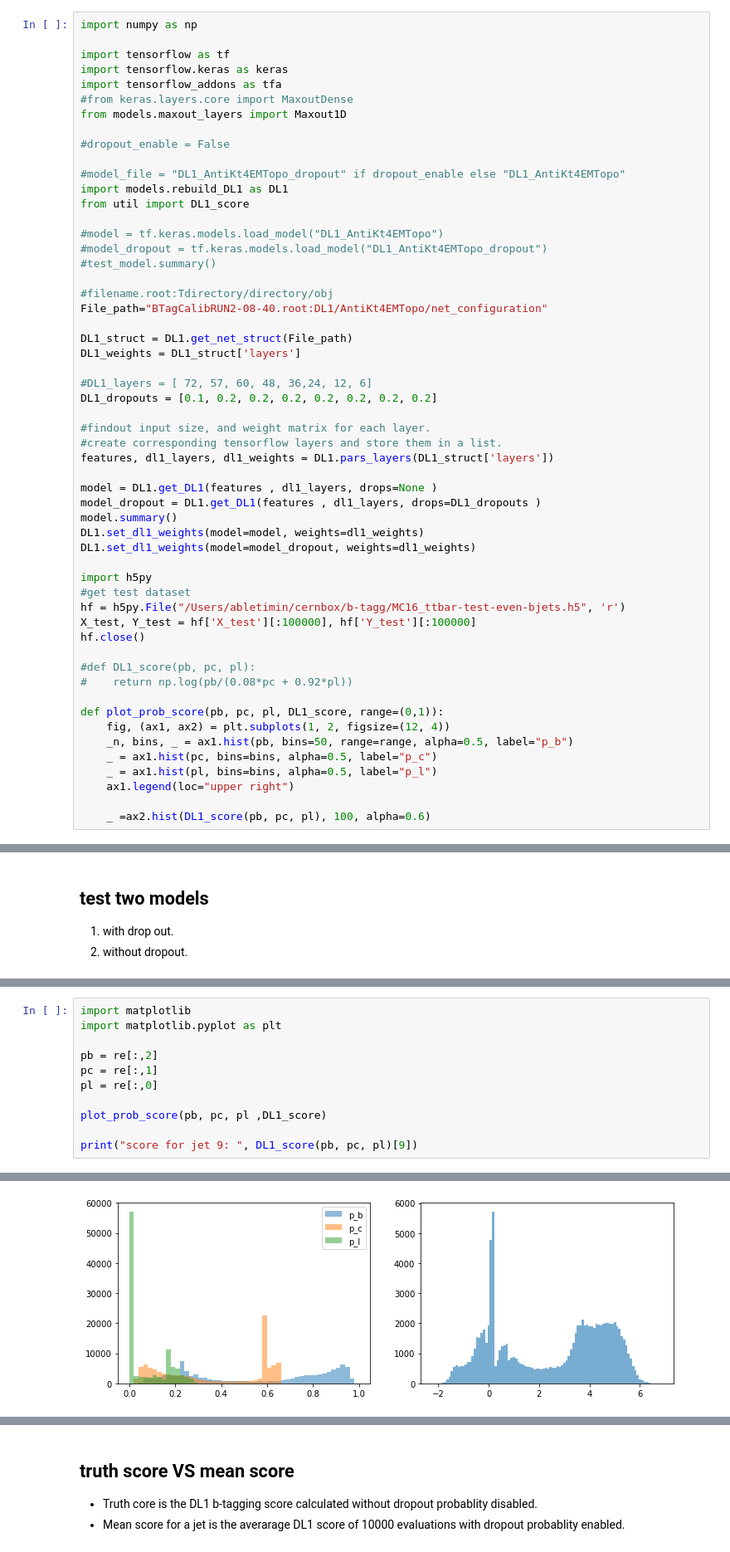
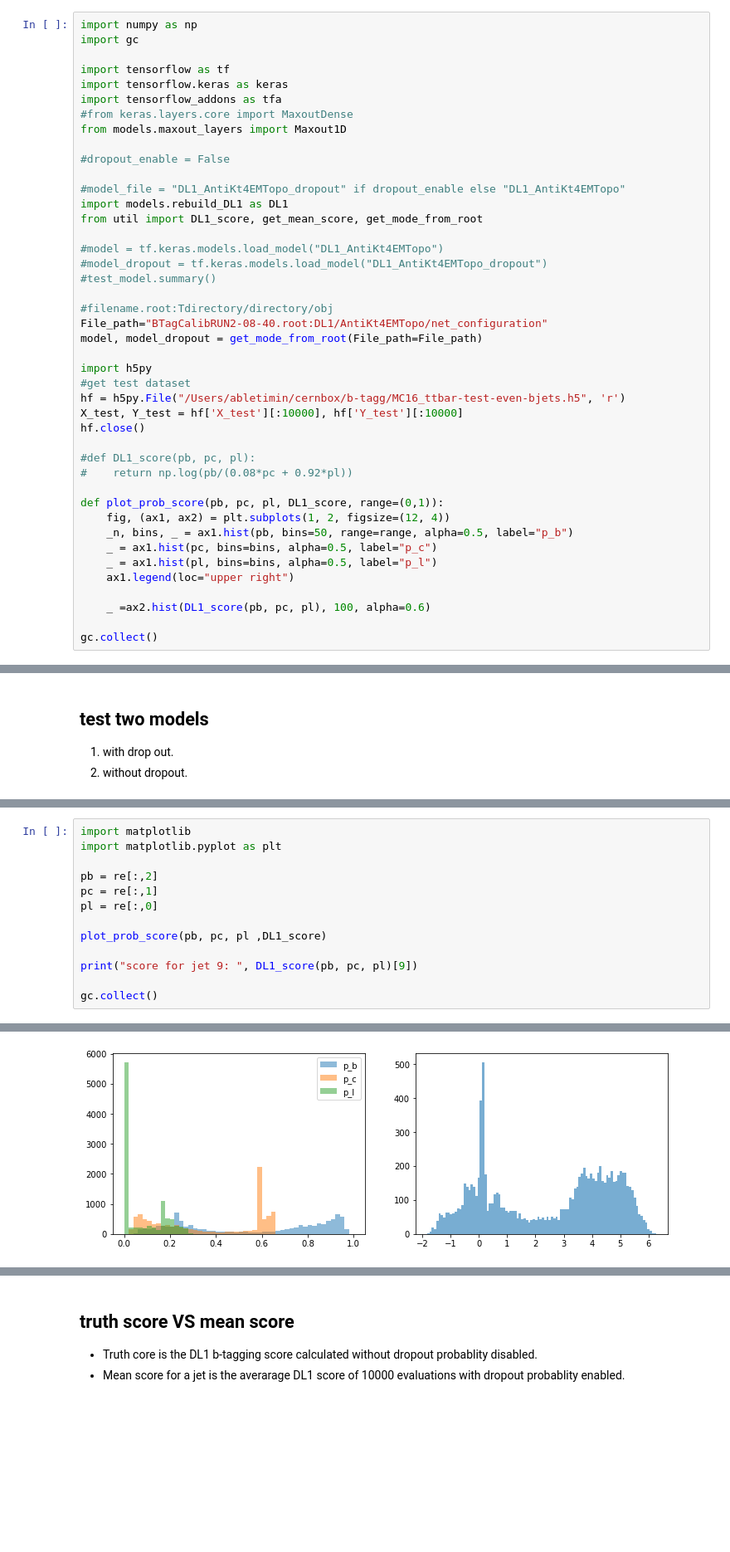
Before and after one commit to ablet-imin/DL1_model, a Jupyter notebook: DL1_tests.ipynb, the cells around one changed output, grey strips where cells are left out. Shown at 83% size. Drawn from its saved outputs; the diff is of its cells as text; blank space fills up the shorter version.

Commit message:
add more functions to Util

```diff
--- a/DL1_tests.ipynb
+++ b/DL1_tests.ipynb
@@ -1,5 +1,6 @@
 # %%
 import numpy as np
+import gc
 
 import tensorflow as tf
 import tensorflow.keras as keras
@@ -11,7 +12,7 @@ from models.maxout_layers import Maxout1D
 
 #model_file = "DL1_AntiKt4EMTopo_dropout" if dropout_enable else "DL1_AntiKt4EMTopo"
 import models.rebuild_DL1 as DL1
-from util import DL1_score
+from util import DL1_score, get_mean_score, get_mode_from_root
 
 #model = tf.keras.models.load_model("DL1_AntiKt4EMTopo")
 #model_dropout = tf.keras.models.load_model("DL1_AntiKt4EMTopo_dropout")
@@ -19,27 +20,12 @@ from util import DL1_score
 
 #filename.root:Tdirectory/directory/obj
 File_path="BTagCalibRUN2-08-40.root:DL1/AntiKt4EMTopo/net_configuration"
-
-DL1_struct = DL1.get_net_struct(File_path)
-DL1_weights = DL1_struct['layers']
-
-#DL1_layers = [ 72, 57, 60, 48, 36,24, 12, 6]
-DL1_dropouts = [0.1, 0.2, 0.2, 0.2, 0.2, 0.2, 0.2, 0.2]
-
-#findout input size, and weight matrix for each layer.
-#create corresponding tensorflow layers and store them in a list.
-features, dl1_layers, dl1_weights = DL1.pars_layers(DL1_struct['layers'])
-
-model = DL1.get_DL1(features , dl1_layers, drops=None )
-model_dropout = DL1.get_DL1(features , dl1_layers, drops=DL1_dropouts )
-model.summary()
-DL1.set_dl1_weights(model=model, weights=dl1_weights)
-DL1.set_dl1_weights(model=model_dropout, weights=dl1_weights)
+model, model_dropout = get_mode_from_root(File_path=File_path)
 
 import h5py
 #get test dataset
 hf = h5py.File("/Users/abletimin/cernbox/b-tagg/MC16_ttbar-test-even-bjets.h5", 'r')
-X_test, Y_test = hf['X_test'][:100000], hf['Y_test'][:100000]
+X_test, Y_test = hf['X_test'][:10000], hf['Y_test'][:10000]
 hf.close()
 
 #def DL1_score(pb, pc, pl):
@@ -53,4 +39,6 @@ def plot_prob_score(pb, pc, pl, DL1_score, range=(0,1)):
     ax1.legend(loc="upper right")
 
     _ =ax2.hist(DL1_score(pb, pc, pl), 100, alpha=0.6)
+
+gc.collect()
 # %% [output]
@@ -92,5 +67,7 @@ pl = re[:,0]
 plot_prob_score(pb, pc, pl ,DL1_score)
 
 print("score for jet 9: ", DL1_score(pb, pc, pl)[9])
+
+gc.collect()
 # %% [output]
 score for jet 9:  4.3724794
@@ -97,4 +75,4 @@ score for jet 9:  4.3724794
-[figure, old version]
+[figure, new version]
 # %%
 #with dropout enabled
 pb = re_dropout[:,2]
```
Also changed, not shown: parts of 13 cells of this notebook, 2 other files.
